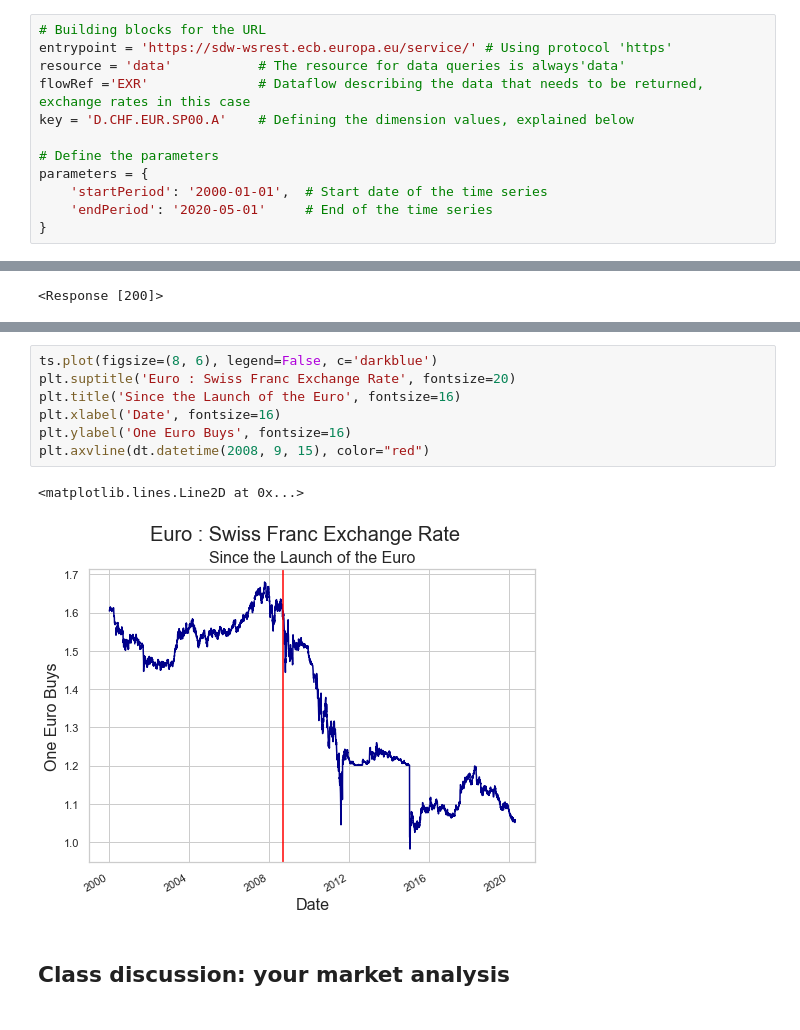
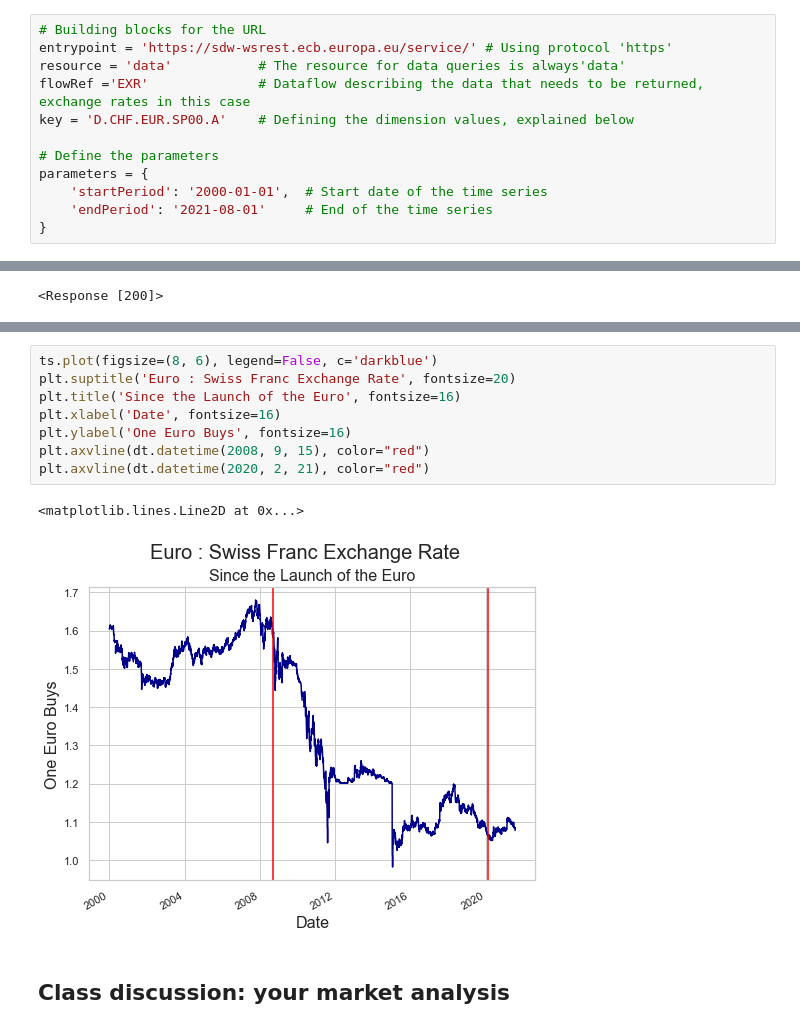
Before and after one commit to thsavage/Hirsh-Fellows-Real-Estate-Economics-and-Market-Analysis, a Jupyter notebook: Hirsh Fellows REAL 1045 Class Notes.ipynb, the cells around one changed output, grey strips where cells are left out. Drawn from its saved outputs; the diff is of its cells as text.

```diff
--- a/Hirsh Fellows REAL 1045 Class Notes.ipynb
+++ b/Hirsh Fellows REAL 1045 Class Notes.ipynb
@@ -288,7 +402,7 @@ key = 'D.CHF.EUR.SP00.A'    # Defining the dimension values, explained below
 # Define the parameters
 parameters = {
     'startPeriod': '2000-01-01',  # Start date of the time series
-    'endPeriod': '2020-05-01'     # End of the time series
+    'endPeriod': '2021-08-01'     # End of the time series
 }
 # %%
 # Construct the URL: https://sdw-wsrest.ecb.europa.eu/service/data/EXR/D.CHF.EUR.SP00.A
@@ -368,13 +482,14 @@ ts.tail()
 # %%
 ts.plot(figsize=(8, 6), legend=False, c='darkblue')
 plt.suptitle('Euro : Swiss Franc Exchange Rate', fontsize=20)
 plt.title('Since the Launch of the Euro', fontsize=16)
 plt.xlabel('Date', fontsize=16)
 plt.ylabel('One Euro Buys', fontsize=16)
 plt.axvline(dt.datetime(2008, 9, 15), color="red")
+plt.axvline(dt.datetime(2020, 2, 21), color="red")
 # %% [output]
 <matplotlib.lines.Line2D at 0x...>
-[figure, old version]
+[figure, new version]
 # %% [markdown]
 ## Class discussion: your market analysis
 # %% [markdown]
```
Also changed, not shown: parts of 38 cells of this notebook, 1 other file.
